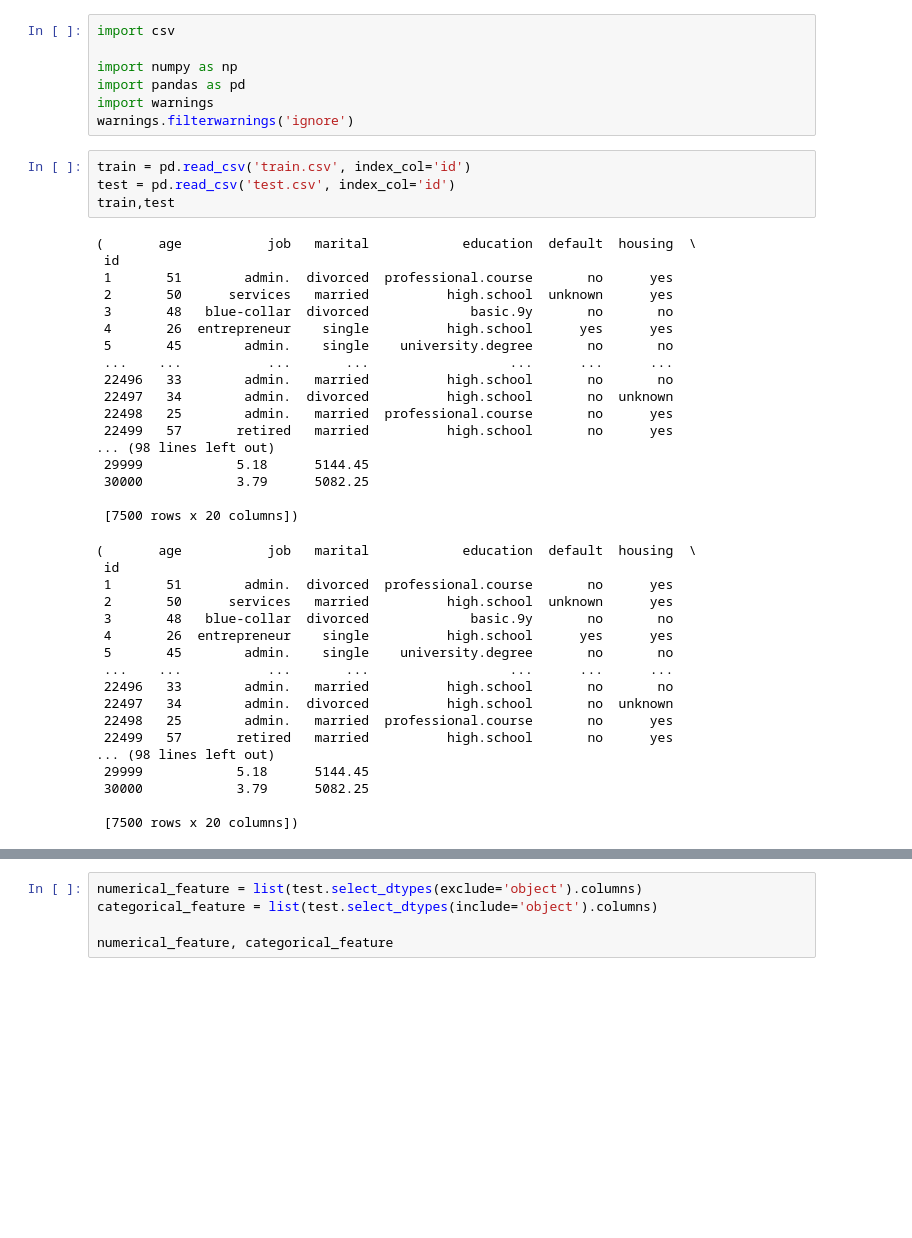
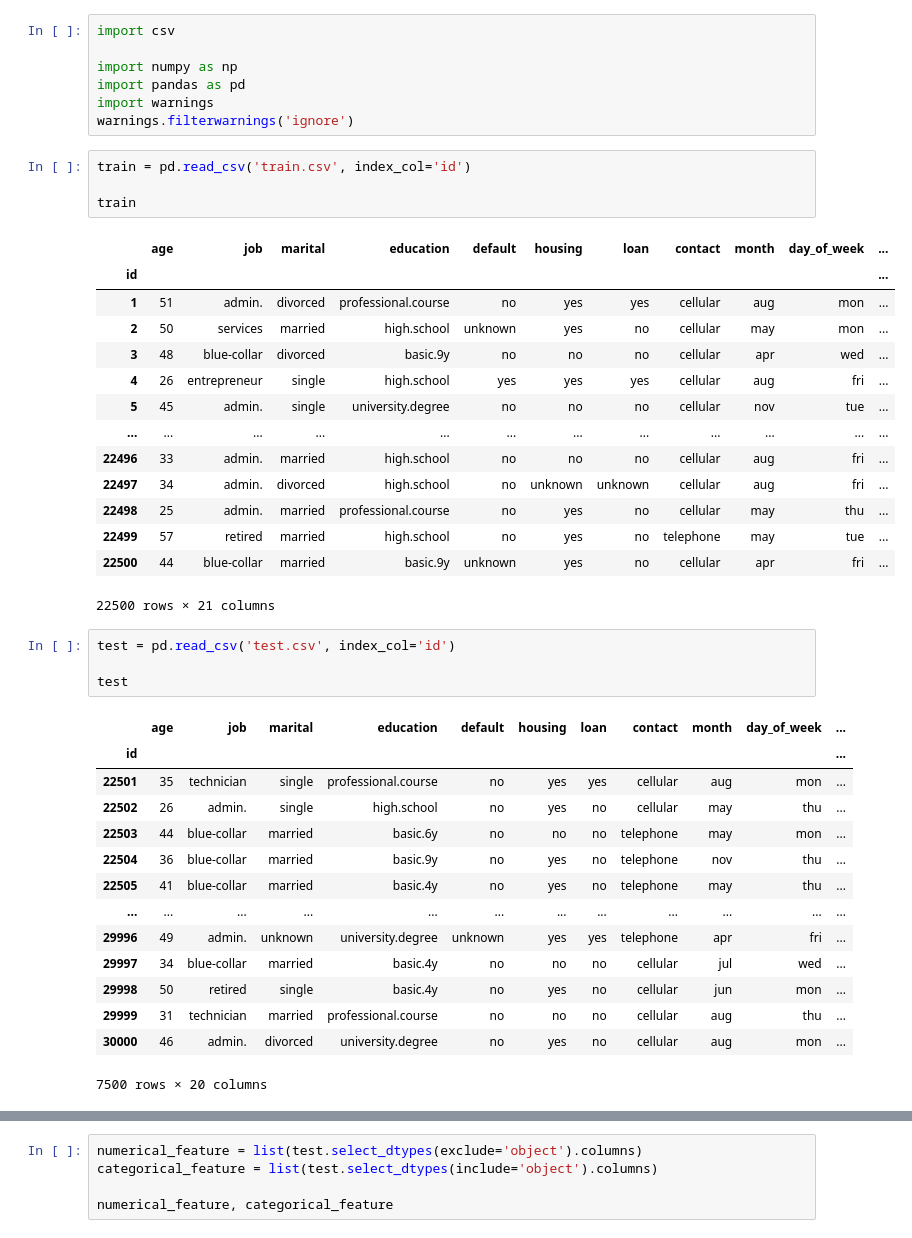
Before and after one commit to YufeiHouAnne/-, a Jupyter notebook: demo.ipynb, the cells around one changed output, grey strips where cells are left out. Saved outputs shown, nothing was run; the diff lists cells and outputs as text; blank space fills up the shorter version.

```diff
--- a/demo.ipynb
+++ b/demo.ipynb
@@ -7,41 +7,40 @@ import warnings
 warnings.filterwarnings('ignore')
 # %%
 train = pd.read_csv('train.csv', index_col='id')
-test = pd.read_csv('test.csv', index_col='id')
-train,test
+
+train
 # %% [output]
+|  | age | job | marital | education | default | housing | loan | contact | month | day_of_week | ... |
+| id |  |  |  |  |  |  |  |  |  |  | ... |
+| 1 | 51 | admin. | divorced | professional.course | no | yes | yes | cellular | aug | mon | ... |
+| 2 | 50 | services | married | high.school | unknown | yes | no | cellular | may | mon | ... |
+| 3 | 48 | blue-collar | divorced | basic.9y | no | no | no | cellular | apr | wed | ... |
+| 4 | 26 | entrepreneur | single | high.school | yes | yes | yes | cellular | aug | fri | ... |
+| 5 | 45 | admin. | single | university.degree | no | no | no | cellular | nov | tue | ... |
+| ... | ... | ... | ... | ... | ... | ... | ... | ... | ... | ... | ... |
+| 22496 | 33 | admin. | married | high.school | no | no | no | cellular | aug | fri | ... |
+| 22497 | 34 | admin. | divorced | high.school | no | unknown | unknown | cellular | aug | fri | ... |
+| 22498 | 25 | admin. | married | professional.course | no | yes | no | cellular | may | thu | ... |
+| 22499 | 57 | retired | married | high.school | no | yes | no | telephone | may | tue | ... |
+| 22500 | 44 | blue-collar | married | basic.9y | unknown | yes | no | cellular | apr | fri | ... |
-(       age           job   marital            education  default  housing  \
- id
- 1       51        admin.  divorced  professional.course       no      yes
- 2       50      services   married          high.school  unknown      yes
- 3       48   blue-collar  divorced             basic.9y       no       no
- 4       26  entrepreneur    single          high.school      yes      yes
- 5       45        admin.    single    university.degree       no       no
- ...    ...           ...       ...                  ...      ...      ...
- 22496   33        admin.   married          high.school       no       no
- 22497   34        admin.  divorced          high.school       no  unknown
- 22498   25        admin.   married  professional.course       no      yes
- 22499   57       retired   married          high.school       no      yes
-... (98 lines left out)
- 29999            5.18      5144.45
- 30000            3.79      5082.25
-
- [7500 rows x 20 columns])
+22500 rows × 21 columns
-(       age           job   marital            education  default  housing  \
- id
- 1       51        admin.  divorced  professional.course       no      yes
- 2       50      services   married          high.school  unknown      yes
- 3       48   blue-collar  divorced             basic.9y       no       no
- 4       26  entrepreneur    single          high.school      yes      yes
- 5       45        admin.    single    university.degree       no       no
- ...    ...           ...       ...                  ...      ...      ...
- 22496   33        admin.   married          high.school       no       no
- 22497   34        admin.  divorced          high.school       no  unknown
- 22498   25        admin.   married  professional.course       no      yes
- 22499   57       retired   married          high.school       no      yes
-... (98 lines left out)
- 29999            5.18      5144.45
- 30000            3.79      5082.25
-
- [7500 rows x 20 columns])
+# %%
+test = pd.read_csv('test.csv', index_col='id')
+
+test
+# %% [output]
+|  | age | job | marital | education | default | housing | loan | contact | month | day_of_week | ... |
+| id |  |  |  |  |  |  |  |  |  |  | ... |
+| 22501 | 35 | technician | single | professional.course | no | yes | yes | cellular | aug | mon | ... |
+| 22502 | 26 | admin. | single | high.school | no | yes | no | cellular | may | thu | ... |
+| 22503 | 44 | blue-collar | married | basic.6y | no | no | no | telephone | may | mon | ... |
+| 22504 | 36 | blue-collar | married | basic.9y | no | yes | no | telephone | nov | thu | ... |
+| 22505 | 41 | blue-collar | married | basic.4y | no | yes | no | telephone | may | thu | ... |
+| ... | ... | ... | ... | ... | ... | ... | ... | ... | ... | ... | ... |
+| 29996 | 49 | admin. | unknown | university.degree | unknown | yes | yes | telephone | apr | fri | ... |
+| 29997 | 34 | blue-collar | married | basic.4y | no | no | no | cellular | jul | wed | ... |
+| 29998 | 50 | retired | single | basic.4y | no | yes | no | cellular | jun | mon | ... |
+| 29999 | 31 | technician | married | professional.course | no | no | no | cellular | aug | thu | ... |
+| 30000 | 46 | admin. | divorced | university.degree | no | yes | no | cellular | aug | mon | ... |
+7500 rows × 20 columns
 # %%
```
Also changed, not shown: parts of 9 cells of this notebook, 2 other files.
